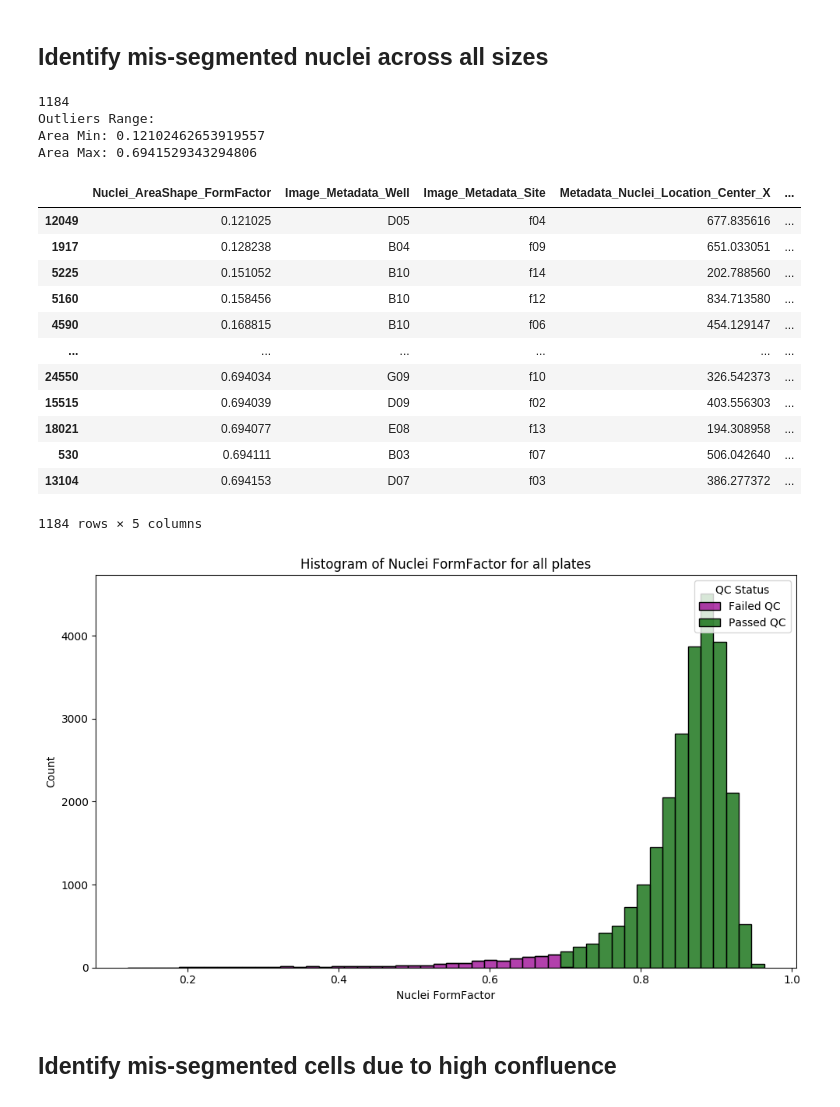
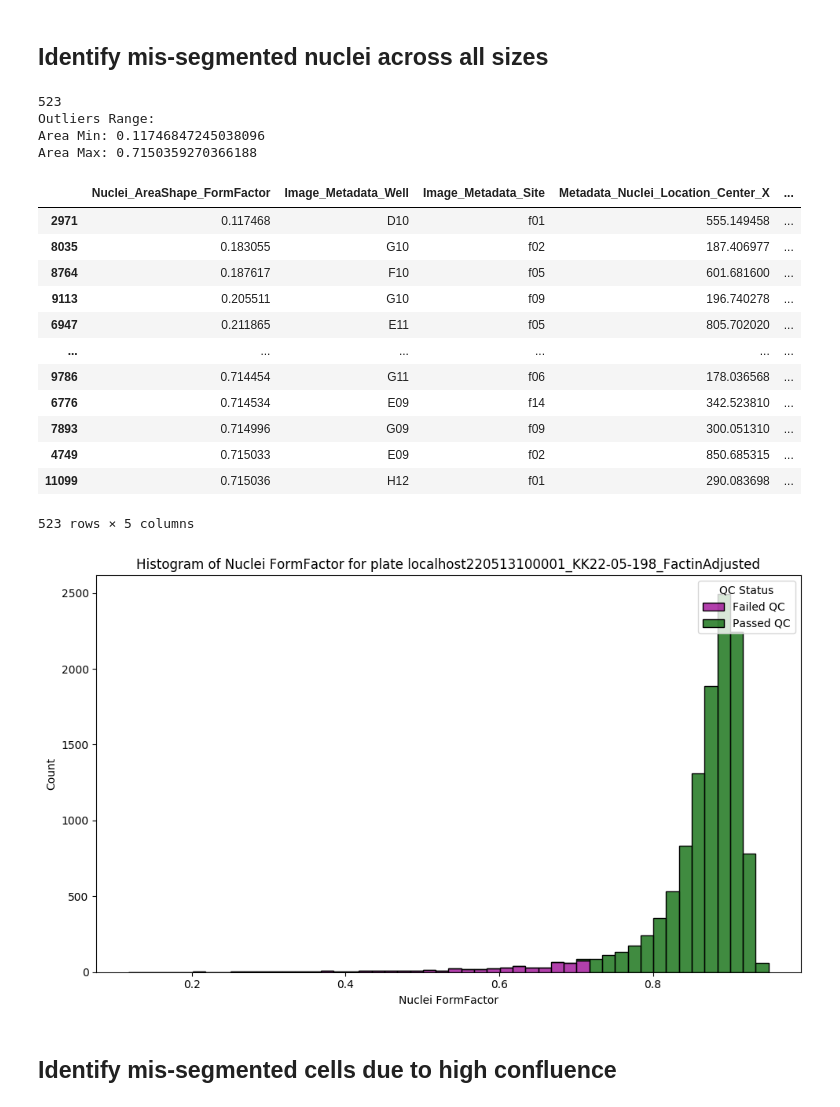
Before and after one commit to WayScience/cellpainting_predicts_cardiac_fibrosis, a Jupyter notebook: 3.process_cfret_features/1.sc_quality_control.ipynb, the cells around one changed output. Cells and saved outputs as stored; diff of their text form; code cells hidden in the pictures.

Commit message:
Rerun plates 1 and 2 with QC

```diff
--- a/3.process_cfret_features/1.sc_quality_control.ipynb
+++ b/3.process_cfret_features/1.sc_quality_control.ipynb
@@ -51,7 +51,7 @@ qc_fig_dir = pathlib.Path("./qc_figures")
 qc_fig_dir.mkdir(exist_ok=True)
 
 # Set plate as variable to load in
-plate = "localhost230405150001" # plate 3
+plate = "localhost220513100001_KK22-05-198_FactinAdjusted"
 
 # Load in converted plate data
 plate_df = pd.read_parquet(f"{data_dir}/{plate}_converted.parquet")
@@ -194,23 +194,23 @@ formfactor_outliers_df[
     ]
 ].sort_values(by="Nuclei_AreaShape_FormFactor", ascending=True)
 # %% [output]
-1184
+523
 Outliers Range:
-Area Min: 0.12102462653919557
-Area Max: 0.6941529343294806
+Area Min: 0.11746847245038096
+Area Max: 0.7150359270366188
 |  | Nuclei_AreaShape_FormFactor | Image_Metadata_Well | Image_Metadata_Site | Metadata_Nuclei_Location_Center_X | ... |
-| 12049 | 0.121025 | D05 | f04 | 677.835616 | ... |
-| 1917 | 0.128238 | B04 | f09 | 651.033051 | ... |
-| 5225 | 0.151052 | B10 | f14 | 202.788560 | ... |
-| 5160 | 0.158456 | B10 | f12 | 834.713580 | ... |
-| 4590 | 0.168815 | B10 | f06 | 454.129147 | ... |
+| 2971 | 0.117468 | D10 | f01 | 555.149458 | ... |
+| 8035 | 0.183055 | G10 | f02 | 187.406977 | ... |
+| 8764 | 0.187617 | F10 | f05 | 601.681600 | ... |
+| 9113 | 0.205511 | G10 | f09 | 196.740278 | ... |
+| 6947 | 0.211865 | E11 | f05 | 805.702020 | ... |
 | ... | ... | ... | ... | ... | ... |
-| 24550 | 0.694034 | G09 | f10 | 326.542373 | ... |
-| 15515 | 0.694039 | D09 | f02 | 403.556303 | ... |
-| 18021 | 0.694077 | E08 | f13 | 194.308958 | ... |
-| 530 | 0.694111 | B03 | f07 | 506.042640 | ... |
-| 13104 | 0.694153 | D07 | f03 | 386.277372 | ... |
+| 9786 | 0.714454 | G11 | f06 | 178.036568 | ... |
+| 6776 | 0.714534 | E09 | f14 | 342.523810 | ... |
+| 7893 | 0.714996 | G09 | f09 | 300.051310 | ... |
+| 4749 | 0.715033 | E09 | f02 | 850.685315 | ... |
+| 11099 | 0.715036 | H12 | f01 | 290.083698 | ... |
-1184 rows × 5 columns
+523 rows × 5 columns
 # %%
 # Reset the default value to 'inlier'
 plate_df["Outlier_Status"] = "Single-cell passed QC"
@@ -222,35 +222,35 @@ plate_df.loc[plate_df.index.isin(formfactor_outliers_df.index), "Outlier_Status"
 
 # Create histogram
 plt.figure(figsize=(10, 6))
 sns.histplot(
     data=plate_df,
     x="Nuclei_AreaShape_FormFactor",
     hue="Outlier_Status",
     multiple="stack",
     bins=50,  # Adjust the number of bins as needed
     palette={"Single-cell passed QC": "#006400", "Single-cell failed QC": "#990090"},
     legend=True,
 )
 
-plt.title(f"Histogram of Nuclei FormFactor for all plates")
+plt.title(f"Histogram of Nuclei FormFactor for plate {plate}")
 plt.xlabel("Nuclei FormFactor")
 plt.ylabel("Count")
 plt.tight_layout()
 
 # Show the legend
 plt.legend(
     title="QC Status",
     loc="upper right",
     prop={"size": 10},
     labels=["Failed QC", "Passed QC"],
 )
 
 # save figure
 plt.savefig(pathlib.Path(f"{qc_fig_dir}/{plate}_nuclei_formfactor_outliers.png"), dpi=500)
 
 plt.show()
 # %% [output]
-[figure, old version]
+[figure, new version]
 # %% [markdown]
 ## Identify mis-segmented cells due to high confluence
 # %% [markdown]
```
Also changed, not shown: parts of 6 cells of this notebook, 17 other files.
